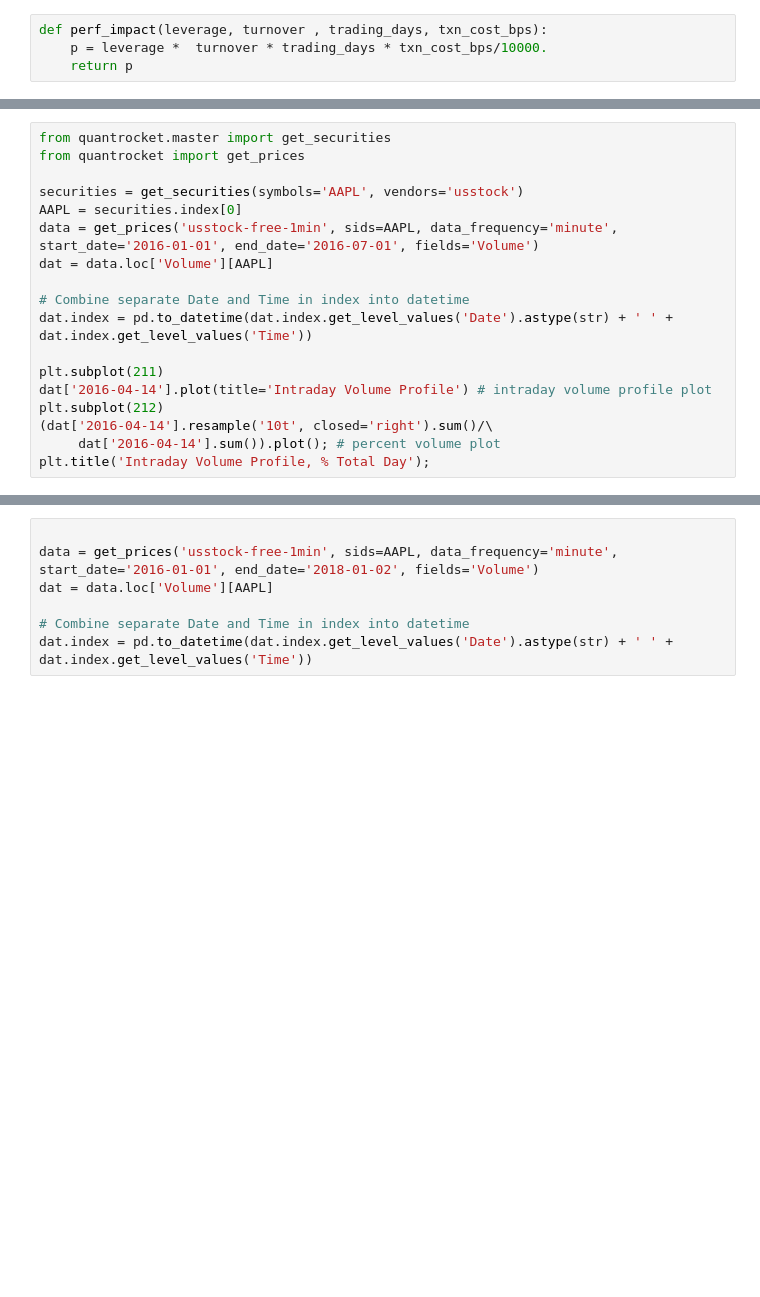
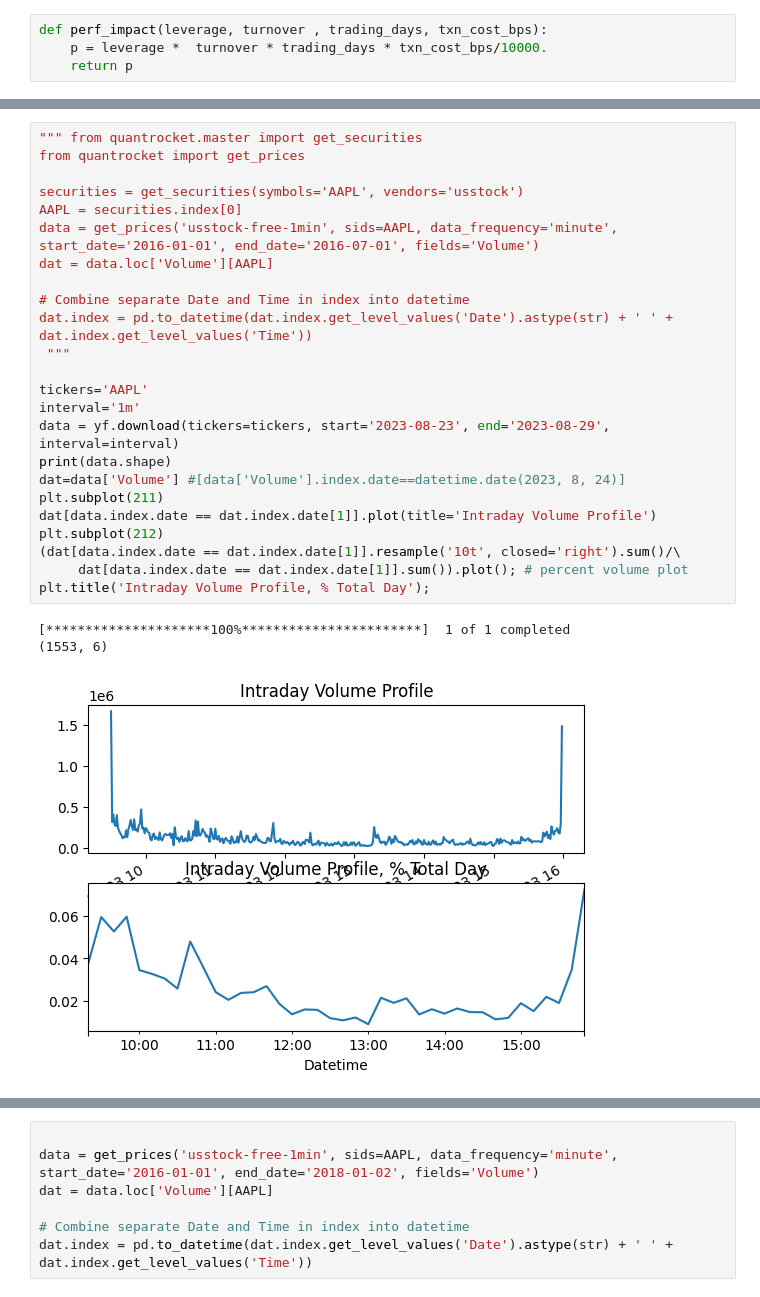
Before and after one commit to jdtluis/Algo_Trading, a Jupyter notebook: notebooks/Market-Impact-Models.ipynb, the cells around one changed output, grey strips where cells are left out. Drawn from its saved outputs; the diff is of its cells as text; blank space fills up the shorter version.

```diff
--- a/notebooks/Market-Impact-Models.ipynb
+++ b/notebooks/Market-Impact-Models.ipynb
@@ -32,21 +133,31 @@ plt.show()
 # %%
-from quantrocket.master import get_securities
+""" from quantrocket.master import get_securities
 from quantrocket import get_prices
 
 securities = get_securities(symbols='AAPL', vendors='usstock')
 AAPL = securities.index[0]
 data = get_prices('usstock-free-1min', sids=AAPL, data_frequency='minute', start_date='2016-01-01', end_date='2016-07-01', fields='Volume')
 dat = data.loc['Volume'][AAPL]
 
 # Combine separate Date and Time in index into datetime
 dat.index = pd.to_datetime(dat.index.get_level_values('Date').astype(str) + ' ' + dat.index.get_level_values('Time'))
+ """
 
+tickers='AAPL'
+interval='1m'
+data = yf.download(tickers=tickers, start='2023-08-23', end='2023-08-29', interval=interval)
+print(data.shape)
+dat=data['Volume'] #[data['Volume'].index.date==datetime.date(2023, 8, 24)]
 plt.subplot(211)
-dat['2016-04-14'].plot(title='Intraday Volume Profile') # intraday volume profile plot
+dat[data.index.date == dat.index.date[1]].plot(title='Intraday Volume Profile')
 plt.subplot(212)
-(dat['2016-04-14'].resample('10t', closed='right').sum()/\
-     dat['2016-04-14'].sum()).plot(); # percent volume plot
+(dat[data.index.date == dat.index.date[1]].resample('10t', closed='right').sum()/\
+     dat[data.index.date == dat.index.date[1]].sum()).plot(); # percent volume plot
 plt.title('Intraday Volume Profile, % Total Day');
+# %% [output]
+[*********************100%***********************]  1 of 1 completed
+(1553, 6)
+[figure, added]
 # %%
 df = pd.DataFrame(dat) # Apple minutely volume data
 
```
Also changed, not shown: parts of 56 cells of this notebook, 9 other files.
